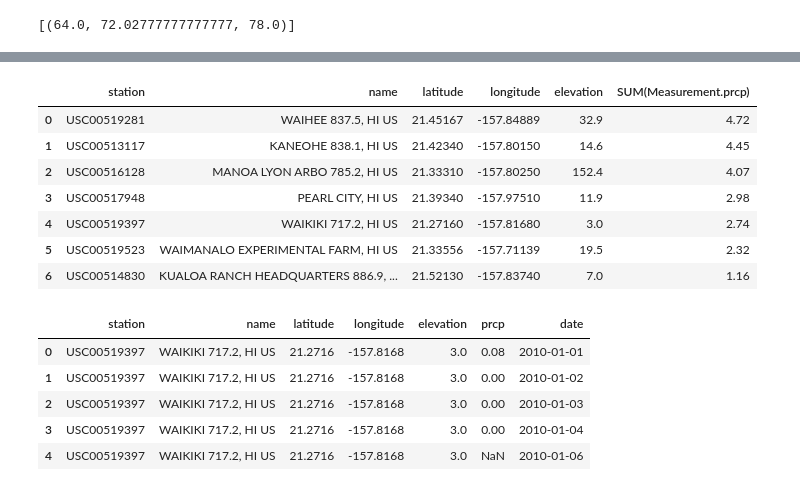
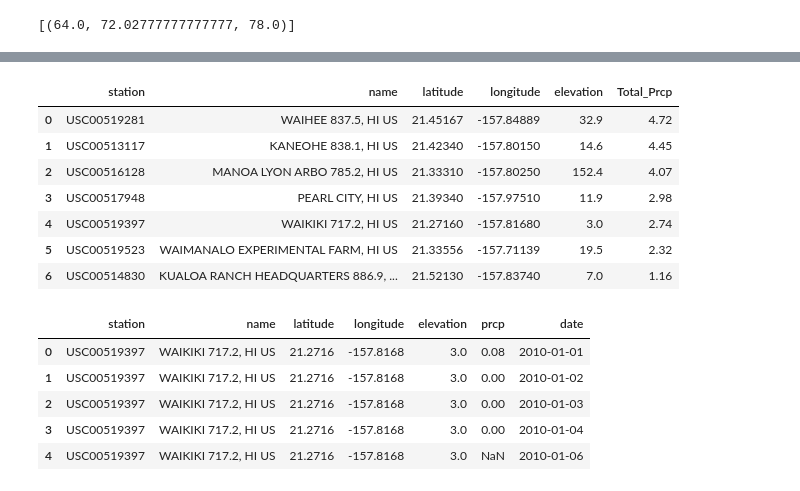
Before and after one commit to JustinCoulter/Data_Storage_and_Retrieval-Weather, a Jupyter notebook: climate_starter.ipynb, the cells around one changed output, grey strips where cells are left out. Saved outputs shown, nothing was run; the diff lists cells and outputs as text; code cells hidden in the pictures.

```diff
--- a/climate_starter.ipynb
+++ b/climate_starter.ipynb
@@ -274,16 +264,17 @@ Text(0.5, 1.0, 'Trip Avg Temp')
 # Sort this in descending order by precipitation amount and list the station, name, latitude, longitude, and elevation
 # %%
 #find total precipitation per station from 2017-02-28 to 2017-03-05
-rainfall3 = pd.read_sql("SELECT Station.station, Station.name, Station.latitude, Station.longitude, Station.elevation, SUM(Measurement.prcp)\
+rainfall3 = pd.read_sql("SELECT Station.station, Station.name, Station.latitude, Station.longitude, \
+                                Station.elevation, SUM(Measurement.prcp) AS Total_Prcp\
                                 FROM Station \
                                 JOIN Measurement \
                                 ON Station.station = Measurement.station \
                                 WHERE Measurement.date >= '2017-02-28' AND Measurement.date <= '2017-03-05' \
                                 GROUP BY Station.station \
                                 ORDER BY SUM(Measurement.prcp) DESC",conn)
 rainfall3.head(500)
 # %% [output]
-|  | station | name | latitude | longitude | elevation | SUM(Measurement.prcp) |
+|  | station | name | latitude | longitude | elevation | Total_Prcp |
 | 0 | USC00519281 | WAIHEE 837.5, HI US | 21.45167 | -157.84889 | 32.9 | 4.72 |
 | 1 | USC00513117 | KANEOHE 838.1, HI US | 21.42340 | -157.80150 | 14.6 | 4.45 |
 | 2 | USC00516128 | MANOA LYON ARBO 785.2, HI US | 21.33310 | -157.80250 | 152.4 | 4.07 |
```
Also changed, not shown: parts of 11 cells of this notebook, 11 other files.
